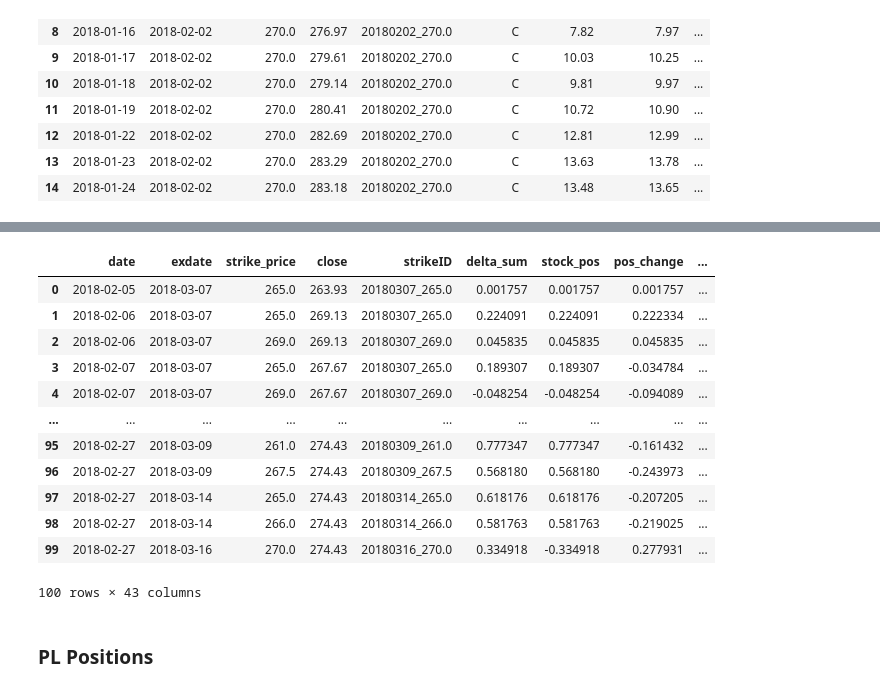
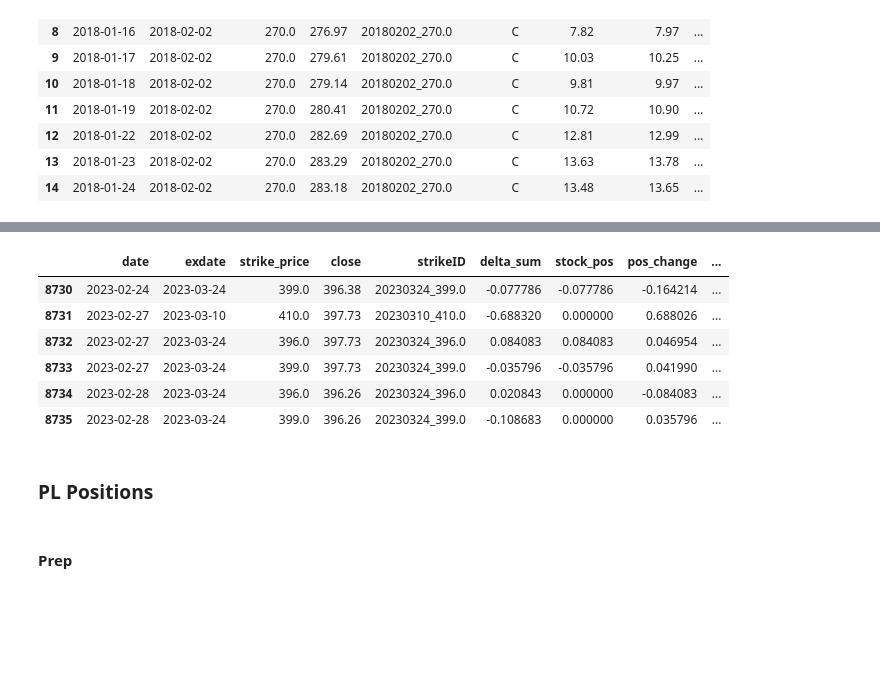
Before and after one commit to jyfinm/QTS_Final_Project, a Jupyter notebook: limits.ipynb, the cells around one changed output, grey strips where cells are left out. Drawn from its saved outputs; the diff is of its cells as text; code cells hidden in the pictures; blank space fills up the shorter version.

```diff
--- a/limits.ipynb
+++ b/limits.ipynb
@@ -204,10 +204,10 @@ for key, df in simulations.items():
 
     # Find the range of trading days for each simulation
     start_date = df['date'].min()
-    end_date = df['date'].max()
+    end_date1 = df['date'].max()
 
     # Generate the expected range of trading days
-    expected_trading_days = trading_days[(trading_days >= start_date) & (trading_days <= end_date)]
+    expected_trading_days = trading_days[(trading_days >= start_date) & (trading_days <= end_date1)]
 
     # Check if all expected trading days are present in the DataFrame
     actual_trading_days = df['date'].unique()
@@ -291,21 +291,21 @@ def calculate_realized_PL(df, long_op=True):
 
     # Close positions on final day
     final_row_index = len(df) - 1
-    df.loc[final_row_index, 'realized_stock_PL'] = df.loc[final_row_index, 'stock_PL']
-    df.loc[final_row_index, 'realized_option_PL'] = df.loc[final_row_index, 'option_PL']
-    df.loc[final_row_index, 'realized_PL'] = df.loc[final_row_index, 'total_PL']
+    df.loc[final_row_index, 'realized_stock_PL'] = df.loc[final_row_index, 'stock_PL'] if final_row_index > 0 else 0
+    df.loc[final_row_index, 'realized_option_PL'] = df.loc[final_row_index, 'option_PL'] if final_row_index > 0 else 0
+    df.loc[final_row_index, 'realized_PL'] = df.loc[final_row_index, 'total_PL'] if final_row_index > 0 else 0
 #    df.loc[final_row_index, 'gross_trades_value'] = abs(df.loc[final_row_index, 'daily_option_value']) + abs(df.loc[final_row_index - 1, 'stock_pos']) * df.loc[final_row_index, 'close']
 
     final_close_price = df.loc[final_row_index, 'close']
     df.loc[final_row_index, 'stock_pos'] = 0
-    df.loc[final_row_index, 'pos_change'] = - df.loc[final_row_index - 1, 'pos_change'] if final_row_index > 0 else 0
+    df.loc[final_row_index, 'pos_change'] = - df.loc[final_row_index - 1, 'stock_pos'] if final_row_index > 0 else 0
     df.loc[final_row_index, 'change_cost_basis'] = df.loc[final_row_index, 'pos_change'] * final_close_price
     df.loc[final_row_index, 'stock_cost_basis'] = 0
     df.loc[final_row_index, 'daily_stock_value'] = 0
     df.loc[final_row_index, 'stock_PL'] = 0
 
     df.loc[final_row_index, 'option_cost_basis'] = 0
-    df.loc[final_row_index, 'change_cost_basis_op'] = -df.loc[final_row_index, 'daily_option_value']
+    df.loc[final_row_index, 'change_cost_basis_op'] = -df.loc[final_row_index, 'daily_option_value'] if final_row_index > 0 else 0
     df.loc[final_row_index, 'daily_option_value'] = 0
     df.loc[final_row_index, 'option_PL'] = 0
 
@@ -322,5 +326,5 @@ simulations_short = {date: calculate_realized_PL(df.copy(), long_op=False) for d
 # %%
-for key, df in list(simulations_short.items())[0:1]:
+for key, df in list(simulations_short.items())[-5:]:
     print(f"DataFrame for {key}:")
     print(df.columns)
     display(df)
@@ -446,21 +502,21 @@ Trading Strategies:
 def trade_strategy_1(x):
     if x > 0.25:
         return 1
-    elif x < -0.08:
+    elif x < -0.10:
         return -1
     else:
         return 0
 
 # Long Only
 def trade_strategy_2(x):
-    if x > 0.15:
+    if x > 0.35:
         return 1
     else:
         return 0
 
 # Short Only
 def trade_strategy_3(x):
-    if x < -0.1:
+    if x < -0.08:
         return -1
     else:
         return 0
@@ -579,21 +660,17 @@ for key, df in trades_dfs.items():
 # %%
-trades_dfs['trade_1'].head(100)
+trades_dfs['trade_1'].tail(6)
 # %% [output]
 |  | date | exdate | strike_price | close | strikeID | delta_sum | stock_pos | pos_change | ... |
-| 0 | 2018-02-05 | 2018-03-07 | 265.0 | 263.93 | 20180307_265.0 | 0.001757 | 0.001757 | 0.001757 | ... |
-| 1 | 2018-02-06 | 2018-03-07 | 265.0 | 269.13 | 20180307_265.0 | 0.224091 | 0.224091 | 0.222334 | ... |
-| 2 | 2018-02-06 | 2018-03-07 | 269.0 | 269.13 | 20180307_269.0 | 0.045835 | 0.045835 | 0.045835 | ... |
-| 3 | 2018-02-07 | 2018-03-07 | 265.0 | 267.67 | 20180307_265.0 | 0.189307 | 0.189307 | -0.034784 | ... |
-| 4 | 2018-02-07 | 2018-03-07 | 269.0 | 267.67 | 20180307_269.0 | -0.048254 | -0.048254 | -0.094089 | ... |
-| ... | ... | ... | ... | ... | ... | ... | ... | ... | ... |
-| 95 | 2018-02-27 | 2018-03-09 | 261.0 | 274.43 | 20180309_261.0 | 0.777347 | 0.777347 | -0.161432 | ... |
-| 96 | 2018-02-27 | 2018-03-09 | 267.5 | 274.43 | 20180309_267.5 | 0.568180 | 0.568180 | -0.243973 | ... |
-| 97 | 2018-02-27 | 2018-03-14 | 265.0 | 274.43 | 20180314_265.0 | 0.618176 | 0.618176 | -0.207205 | ... |
-| 98 | 2018-02-27 | 2018-03-14 | 266.0 | 274.43 | 20180314_266.0 | 0.581763 | 0.581763 | -0.219025 | ... |
-| 99 | 2018-02-27 | 2018-03-16 | 270.0 | 274.43 | 20180316_270.0 | 0.334918 | -0.334918 | 0.277931 | ... |
+| 8730 | 2023-02-24 | 2023-03-24 | 399.0 | 396.38 | 20230324_399.0 | -0.077786 | -0.077786 | -0.164214 | ... |
+| 8731 | 2023-02-27 | 2023-03-10 | 410.0 | 397.73 | 20230310_410.0 | -0.688320 | 0.000000 | 0.688026 | ... |
+| 8732 | 2023-02-27 | 2023-03-24 | 396.0 | 397.73 | 20230324_396.0 | 0.084083 | 0.084083 | 0.046954 | ... |
+| 8733 | 2023-02-27 | 2023-03-24 | 399.0 | 397.73 | 20230324_399.0 | -0.035796 | -0.035796 | 0.041990 | ... |
+| 8734 | 2023-02-28 | 2023-03-24 | 396.0 | 396.26 | 20230324_396.0 | 0.020843 | 0.000000 | -0.084083 | ... |
+| 8735 | 2023-02-28 | 2023-03-24 | 399.0 | 396.26 | 20230324_399.0 | -0.108683 | 0.000000 | 0.035796 | ... |
-100 rows × 43 columns
 # %% [markdown]
 ### PL Positions
+# %% [markdown]
+#### Prep
 # %%
 PL_temp_dfs = {}
 for key, df in trades_dfs.items():
```
Also changed, not shown: parts of 40 cells of this notebook, 3 other files.
